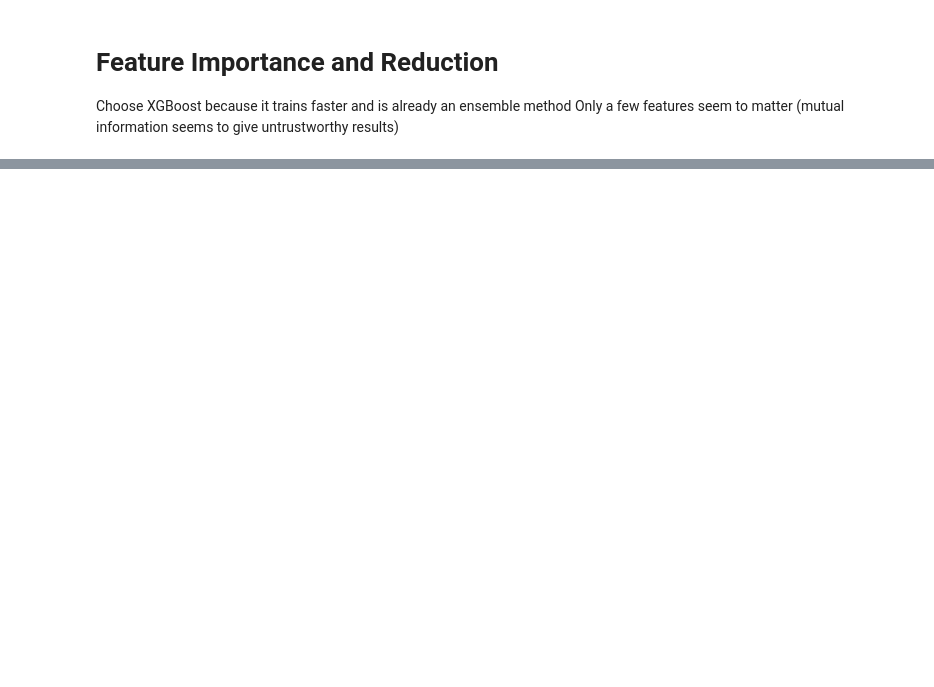
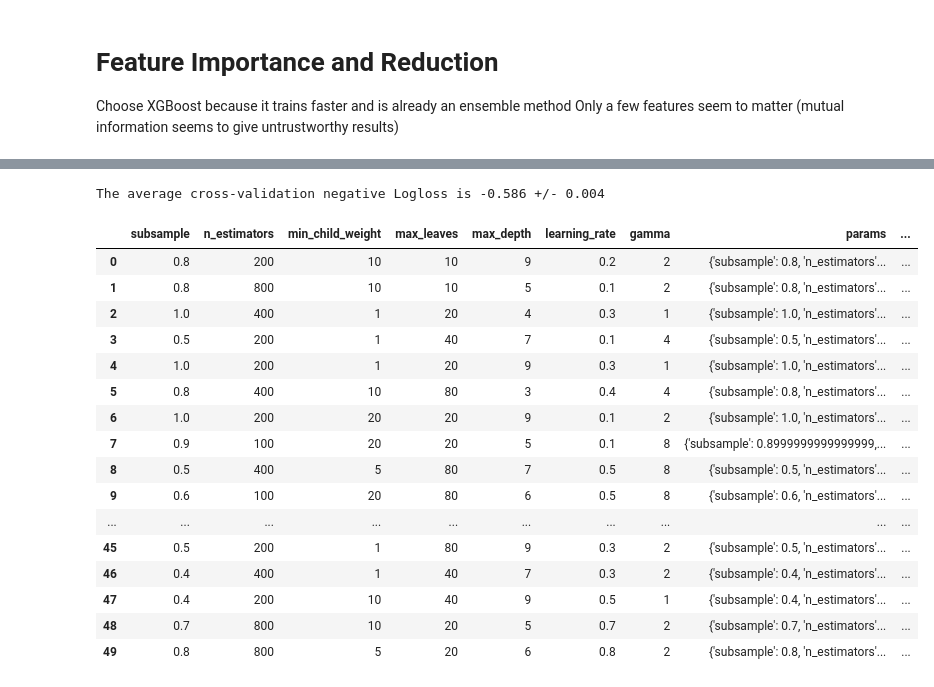
Before and after one commit to marshineer/Hockey-Analytics, a Jupyter notebook: models/miss_probability_model_selection.ipynb, the cells around one changed output, grey strips where cells are left out. Drawn from its saved outputs; the diff is of its cells as text; code cells hidden in the pictures; blank space fills up the shorter version.

```diff
--- a/models/miss_probability_model_selection.ipynb
+++ b/models/miss_probability_model_selection.ipynb
@@ -889,3 +910,42 @@ ax.legend(loc='upper left', bbox_to_anchor=(1.0, 1.02));
 # %%
+# Determine hyperparameters
 xgb_results = pd.DataFrame(d_xgb_sub['search_result'].cv_results_)
-display(xgb_results.sort_values('rank_test_score'))
+xgb_results.sort_values('rank_test_score', inplace=True)
+xgb_results.reset_index(drop=True, inplace=True)
+# print(xgb_results.columns.tolist())
+result_cols = ['param_subsample', 'param_n_estimators',
+               'param_min_child_weight', 'param_max_leaves',
+               'param_max_depth', 'param_learning_rate',
+               'param_gamma', 'params', 'mean_test_score',
+               'std_test_score', 'rank_test_score']
+xgb_results = xgb_results[result_cols]
+new_result_cols = ['subsample', 'n_estimators', 'min_child_weight', 'max_leaves',
+                   'max_depth', 'learning_rate', 'gamma', 'params',
+                   'mean_test_score', 'std_test_score', 'rank_test_score']
+xgb_results.columns = new_result_cols
+# display(xgb_results)
+print(f'The average cross-validation negative Logloss is '
+      f'{np.mean(xgb_results.mean_test_score):4.3f} +/- '
+      f'{np.std(xgb_results.mean_test_score):4.3f}')
+# %% [output]
+The average cross-validation negative Logloss is -0.586 +/- 0.004
+# %%
+display(xgb_results)
+# %% [output]
+|  | subsample | n_estimators | min_child_weight | max_leaves | max_depth | learning_rate | gamma | params | ... |
+| 0 | 0.8 | 200 | 10 | 10 | 9 | 0.2 | 2 | {'subsample': 0.8, 'n_estimators'... | ... |
+| 1 | 0.8 | 800 | 10 | 10 | 5 | 0.1 | 2 | {'subsample': 0.8, 'n_estimators'... | ... |
+| 2 | 1.0 | 400 | 1 | 20 | 4 | 0.3 | 1 | {'subsample': 1.0, 'n_estimators'... | ... |
+| 3 | 0.5 | 200 | 1 | 40 | 7 | 0.1 | 4 | {'subsample': 0.5, 'n_estimators'... | ... |
+| 4 | 1.0 | 200 | 1 | 20 | 9 | 0.3 | 1 | {'subsample': 1.0, 'n_estimators'... | ... |
+| 5 | 0.8 | 400 | 10 | 80 | 3 | 0.4 | 4 | {'subsample': 0.8, 'n_estimators'... | ... |
+| 6 | 1.0 | 200 | 20 | 20 | 9 | 0.1 | 2 | {'subsample': 1.0, 'n_estimators'... | ... |
+| 7 | 0.9 | 100 | 20 | 20 | 5 | 0.1 | 8 | {'subsample': 0.8999999999999999,... | ... |
+| 8 | 0.5 | 400 | 5 | 80 | 7 | 0.5 | 8 | {'subsample': 0.5, 'n_estimators'... | ... |
+| 9 | 0.6 | 100 | 20 | 80 | 6 | 0.5 | 8 | {'subsample': 0.6, 'n_estimators'... | ... |
+| ... | ... | ... | ... | ... | ... | ... | ... | ... | ... |
+| 45 | 0.5 | 200 | 1 | 80 | 9 | 0.3 | 2 | {'subsample': 0.5, 'n_estimators'... | ... |
+| 46 | 0.4 | 400 | 1 | 40 | 7 | 0.3 | 2 | {'subsample': 0.4, 'n_estimators'... | ... |
+| 47 | 0.4 | 200 | 10 | 40 | 9 | 0.5 | 1 | {'subsample': 0.4, 'n_estimators'... | ... |
+| 48 | 0.7 | 800 | 10 | 20 | 5 | 0.7 | 2 | {'subsample': 0.7, 'n_estimators'... | ... |
+| 49 | 0.8 | 800 | 5 | 20 | 6 | 0.8 | 2 | {'subsample': 0.8, 'n_estimators'... | ... |
```
Also changed, not shown: parts of 24 cells of this notebook.
